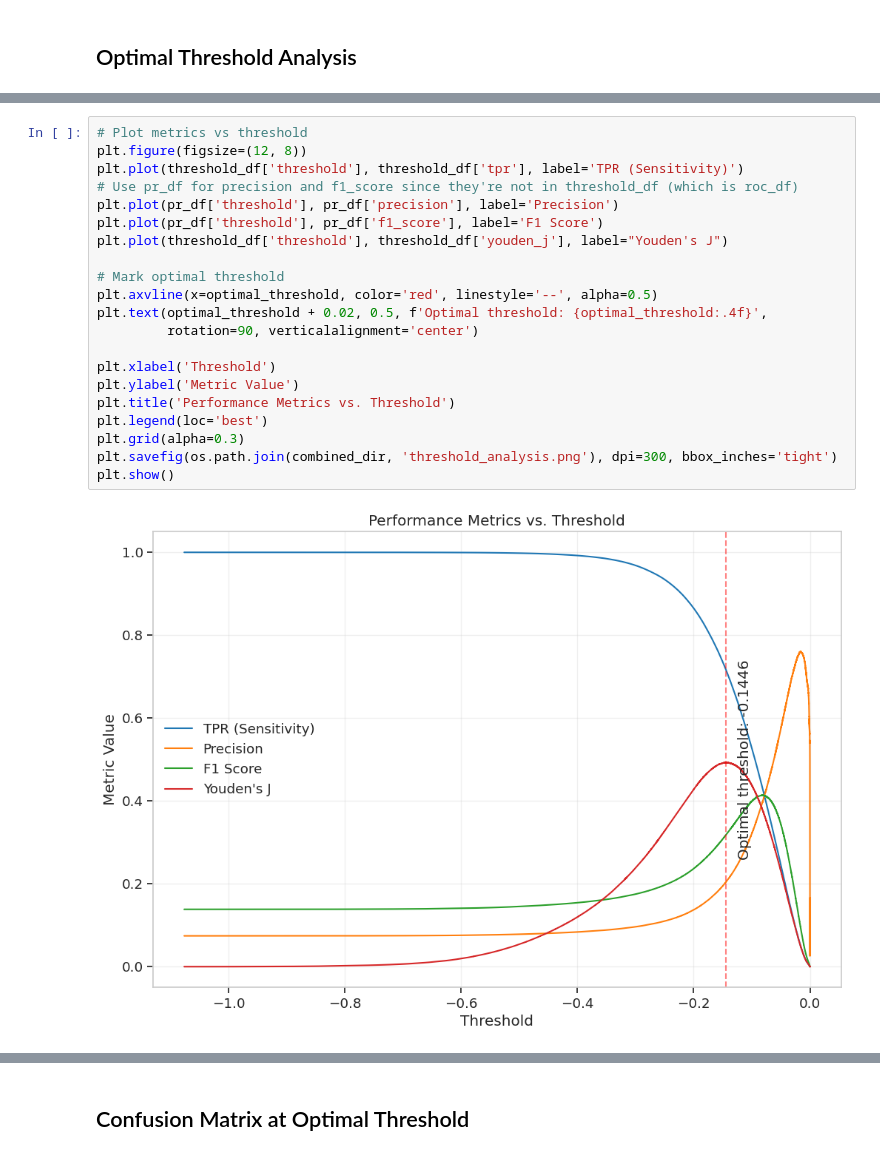
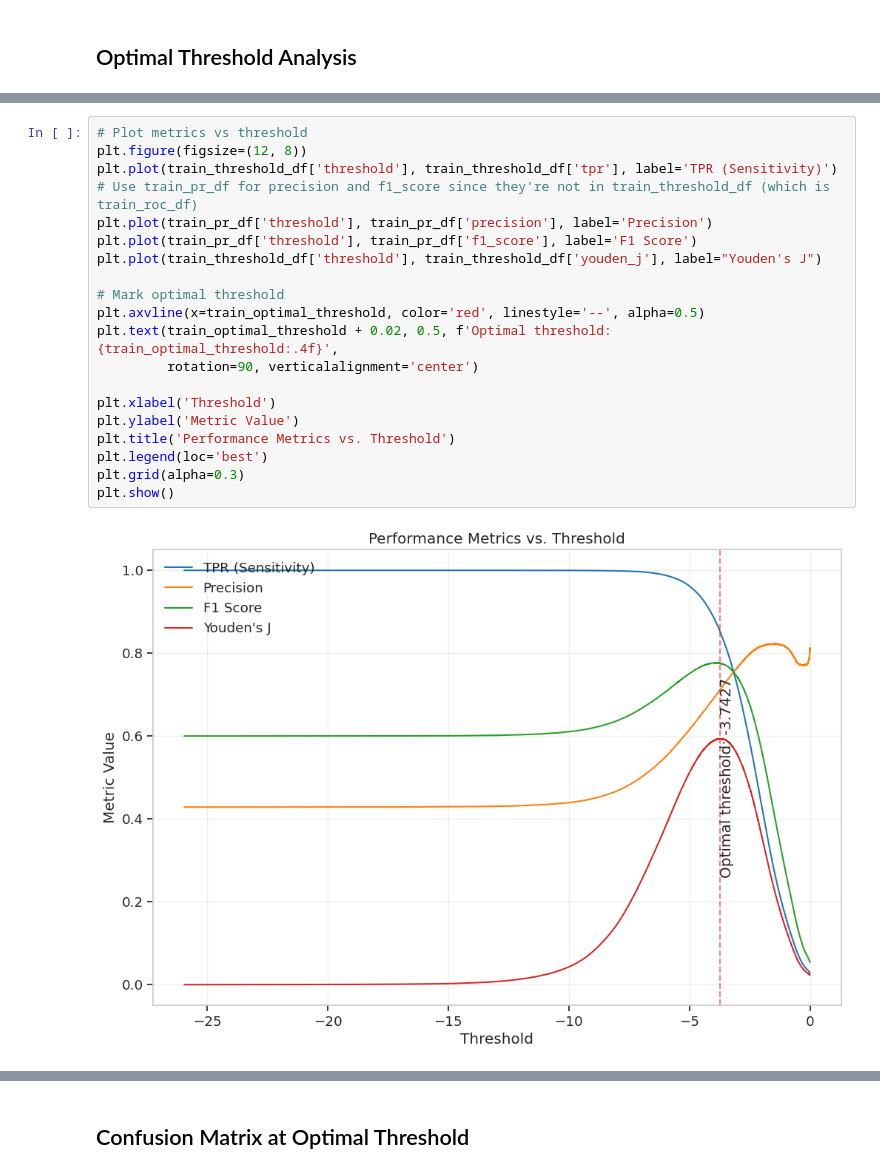
Before and after one commit to jorrel1230/EmbeddingHomologDetection, a Jupyter notebook: main/contr-v1/eval-figures.ipynb, the cells around one changed output, grey strips where cells are left out. Cells and saved outputs as stored; diff of their text form.

```diff
--- a/main/contr-v1/eval-figures.ipynb
+++ b/main/contr-v1/eval-figures.ipynb
@@ -260,23 +302,22 @@ At this threshold:
 # %%
 # Plot metrics vs threshold
 plt.figure(figsize=(12, 8))
-plt.plot(threshold_df['threshold'], threshold_df['tpr'], label='TPR (Sensitivity)')
-# Use pr_df for precision and f1_score since they're not in threshold_df (which is roc_df)
-plt.plot(pr_df['threshold'], pr_df['precision'], label='Precision')
-plt.plot(pr_df['threshold'], pr_df['f1_score'], label='F1 Score')
-plt.plot(threshold_df['threshold'], threshold_df['youden_j'], label="Youden's J")
+plt.plot(train_threshold_df['threshold'], train_threshold_df['tpr'], label='TPR (Sensitivity)')
+# Use train_pr_df for precision and f1_score since they're not in train_threshold_df (which is train_roc_df)
+plt.plot(train_pr_df['threshold'], train_pr_df['precision'], label='Precision')
+plt.plot(train_pr_df['threshold'], train_pr_df['f1_score'], label='F1 Score')
+plt.plot(train_threshold_df['threshold'], train_threshold_df['youden_j'], label="Youden's J")
 
 # Mark optimal threshold
-plt.axvline(x=optimal_threshold, color='red', linestyle='--', alpha=0.5)
-plt.text(optimal_threshold + 0.02, 0.5, f'Optimal threshold: {optimal_threshold:.4f}',
+plt.axvline(x=train_optimal_threshold, color='red', linestyle='--', alpha=0.5)
+plt.text(train_optimal_threshold + 0.02, 0.5, f'Optimal threshold: {train_optimal_threshold:.4f}',
          rotation=90, verticalalignment='center')
 
 plt.xlabel('Threshold')
 plt.ylabel('Metric Value')
 plt.title('Performance Metrics vs. Threshold')
 plt.legend(loc='best')
 plt.grid(alpha=0.3)
-plt.savefig(os.path.join(combined_dir, 'threshold_analysis.png'), dpi=300, bbox_inches='tight')
 plt.show()
 # %% [output]
-[figure, old version]
+[figure, new version]
```
Also changed, not shown: parts of 17 cells of this notebook, 17 other files.
